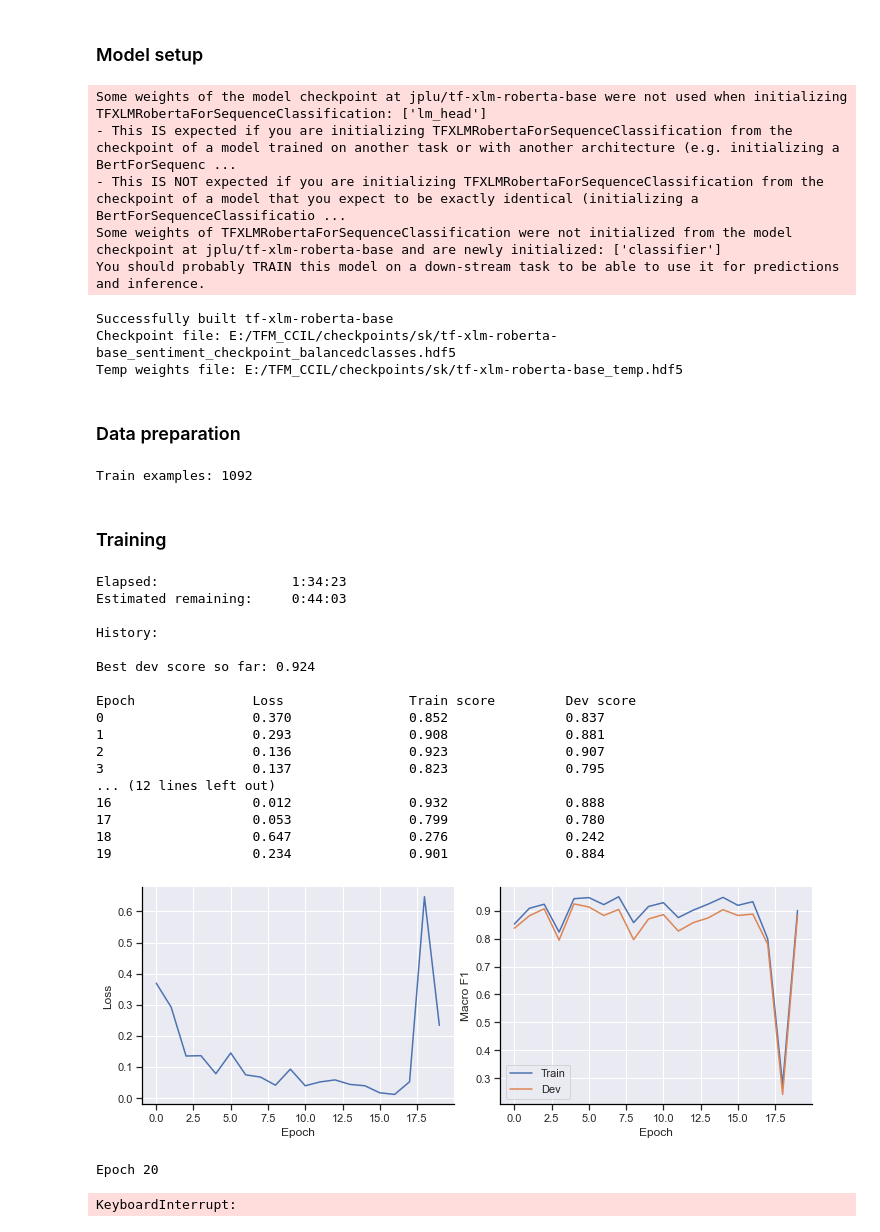
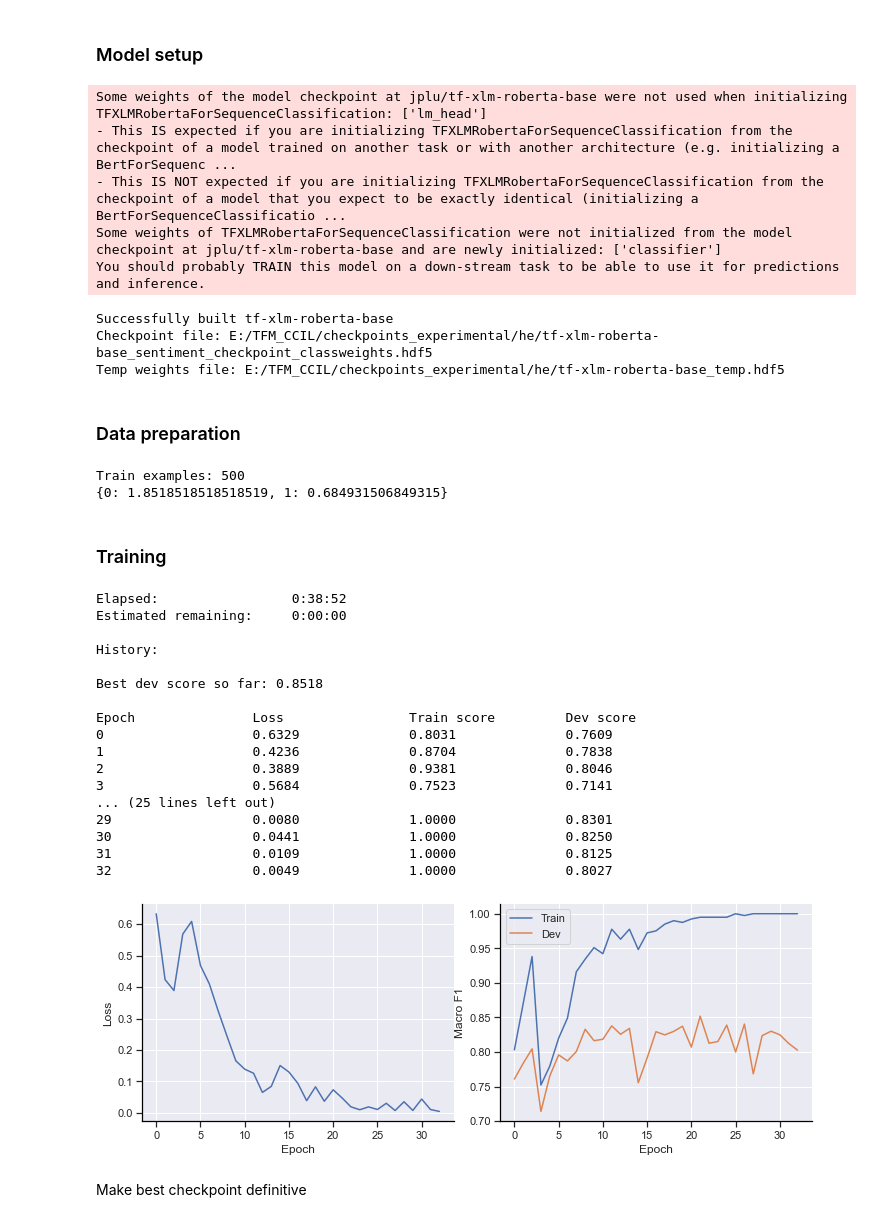
Before and after one commit to jerbarnes/typology_of_crosslingual, a Jupyter notebook: fine_tuning/Fine-tuning_TF_sentiment.ipynb, the cells around one changed output. Drawn from its saved outputs; the diff is of its cells as text; code cells hidden in the pictures.

```diff
--- a/fine_tuning/Fine-tuning_TF_sentiment.ipynb
+++ b/fine_tuning/Fine-tuning_TF_sentiment.ipynb
@@ -7,11 +7,13 @@ import fine_tuning
 # %%
 data_path = "../data/sentiment/"
 task = "sentiment"
-short_model_name = "xlm-roberta"
-experiment = "tfm"
-checkpoints_path = "E:/TFM_CCIL/checkpoints/"
-use_class_weights = False
+short_model_name = input("Short model name: ")
+experiment = input("Experiment: ")
+checkpoints_path = "E:/TFM_CCIL/checkpoints_experimental/"
+use_class_weights = bool(int(input("Use class weights (1/0): ")))
+print("\n")
 
-training_lang = fine_tuning.get_global_training_state(data_path, short_model_name, experiment, checkpoints_path)
+#training_lang = fine_tuning.get_global_training_state(data_path, short_model_name, experiment, checkpoints_path)
+training_lang = "he"
 trainer = fine_tuning.Trainer(training_lang, data_path, task, short_model_name, use_class_weights)
 # %% [output]
@@ -26,13 +24,13 @@ Cannot train:
 ### Model setup
 # %%
 # Model parameters
-max_length = 512
-batch_size = 4
+max_length = 256
+batch_size = 8
 learning_rate = 2e-5
-epochs = 20
+epochs = 30
 
 # Model creation
-trainer.build_model(max_length, batch_size, learning_rate, epochs, num_labels=2, eval_batch_size=32)
+trainer.build_model(max_length, batch_size, learning_rate, epochs, num_labels=2, eval_batch_size=64)
 
 # Checkpoint for best model weights
 trainer.setup_checkpoint(checkpoints_path)
@@ -43,44 +41,45 @@ Some weights of the model checkpoint at jplu/tf-xlm-roberta-base were not used w
 Some weights of TFXLMRobertaForSequenceClassification were not initialized from the model checkpoint at jplu/tf-xlm-roberta-base and are newly initialized: ['classifier']
 You should probably TRAIN this model on a down-stream task to be able to use it for predictions and inference.
 Successfully built tf-xlm-roberta-base
-Checkpoint file: E:/TFM_CCIL/checkpoints/sk/tf-xlm-roberta-base_sentiment_checkpoint_balancedclasses.hdf5
-Temp weights file: E:/TFM_CCIL/checkpoints/sk/tf-xlm-roberta-base_temp.hdf5
+Checkpoint file: E:/TFM_CCIL/checkpoints_experimental/he/tf-xlm-roberta-base_sentiment_checkpoint_classweights.hdf5
+Temp weights file: E:/TFM_CCIL/checkpoints_experimental/he/tf-xlm-roberta-base_temp.hdf5
 # %% [markdown]
 ### Data preparation
 # %%
 limit = None
+train_eval_subsample = None
+train_subsample = 500
 
-trainer.prepare_data(limit=limit)
+trainer.prepare_data(limit=limit, train_eval_subsample=train_eval_subsample, train_subsample=train_subsample)
 
 print("Train examples:", trainer.train_data.shape[0])
 if trainer.use_class_weights:
     trainer.calc_class_weights()
     print(trainer.class_weights)
 # %% [output]
-Train examples: 1092
+Train examples: 500
+{0: 1.8518518518518519, 1: 0.684931506849315}
 # %% [markdown]
 ### Training
 # %%
-trainer.setup_training()
+trainer.setup_training(load_previous_checkpoint=True)
 trainer.train()
 # %% [output]
-Elapsed:                 1:34:23
-Estimated remaining:     0:44:03
+Elapsed:                 0:38:52
+Estimated remaining:     0:00:00
 
 History:
 
-Best dev score so far: 0.924
+Best dev score so far: 0.8518
 
 Epoch               Loss                Train score         Dev score
-0                   0.370               0.852               0.837
-1                   0.293               0.908               0.881
-2                   0.136               0.923               0.907
-3                   0.137               0.823               0.795
-... (12 lines left out)
-16                  0.012               0.932               0.888
-17                  0.053               0.799               0.780
-18                  0.647               0.276               0.242
-19                  0.234               0.901               0.884
+0                   0.6329              0.8031              0.7609
+1                   0.4236              0.8704              0.7838
+2                   0.3889              0.9381              0.8046
+3                   0.5684              0.7523              0.7141
+... (25 lines left out)
+29                  0.0080              1.0000              0.8301
+30                  0.0441              1.0000              0.8250
+31                  0.0109              1.0000              0.8125
+32                  0.0049              1.0000              0.8027
-[figure, old version]
+[figure, new version]
-Epoch 20
-KeyboardInterrupt:
@@ -88,0 +86,2 @@ trainer.make_definitive()
+# %% [markdown]
+Make best checkpoint definitive
```
Also changed, not shown: parts of 3 cells of this notebook, 3 other files.
